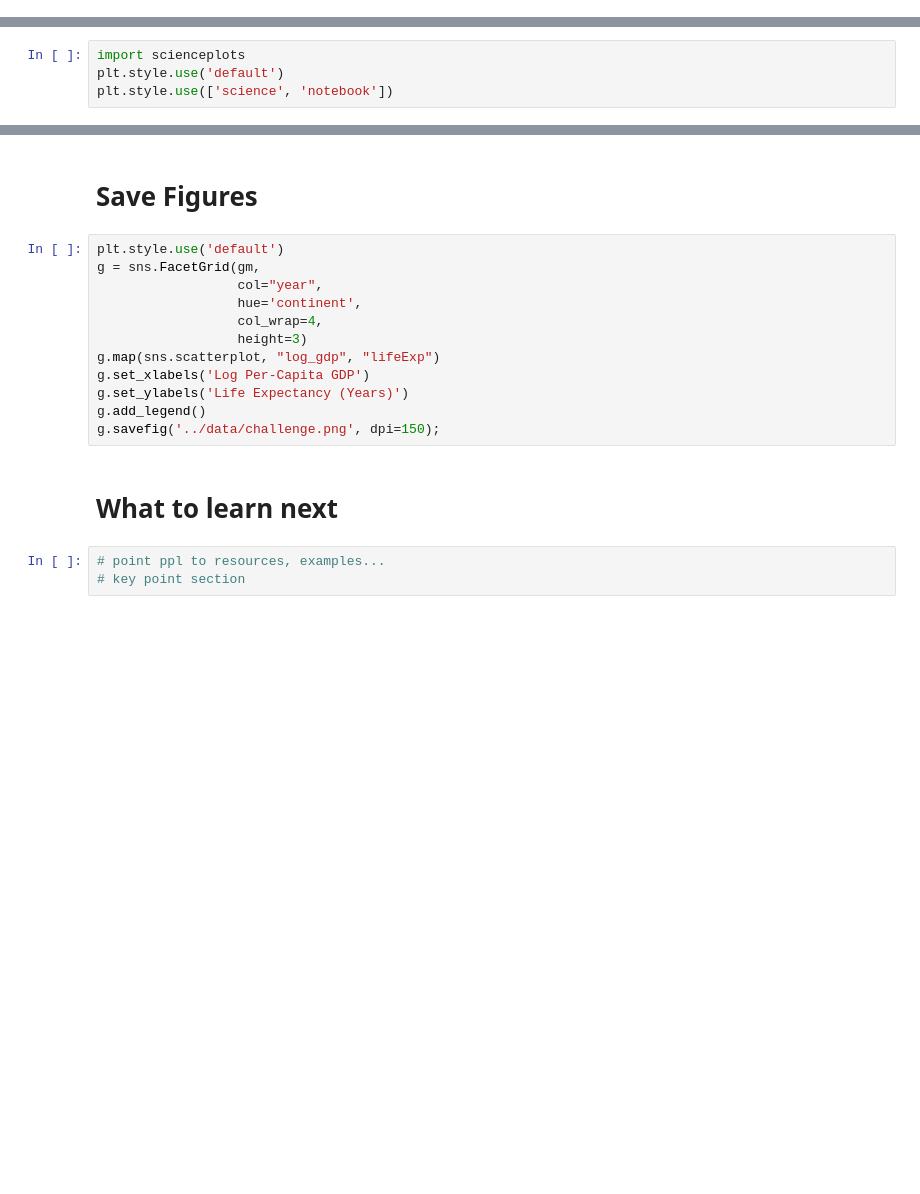
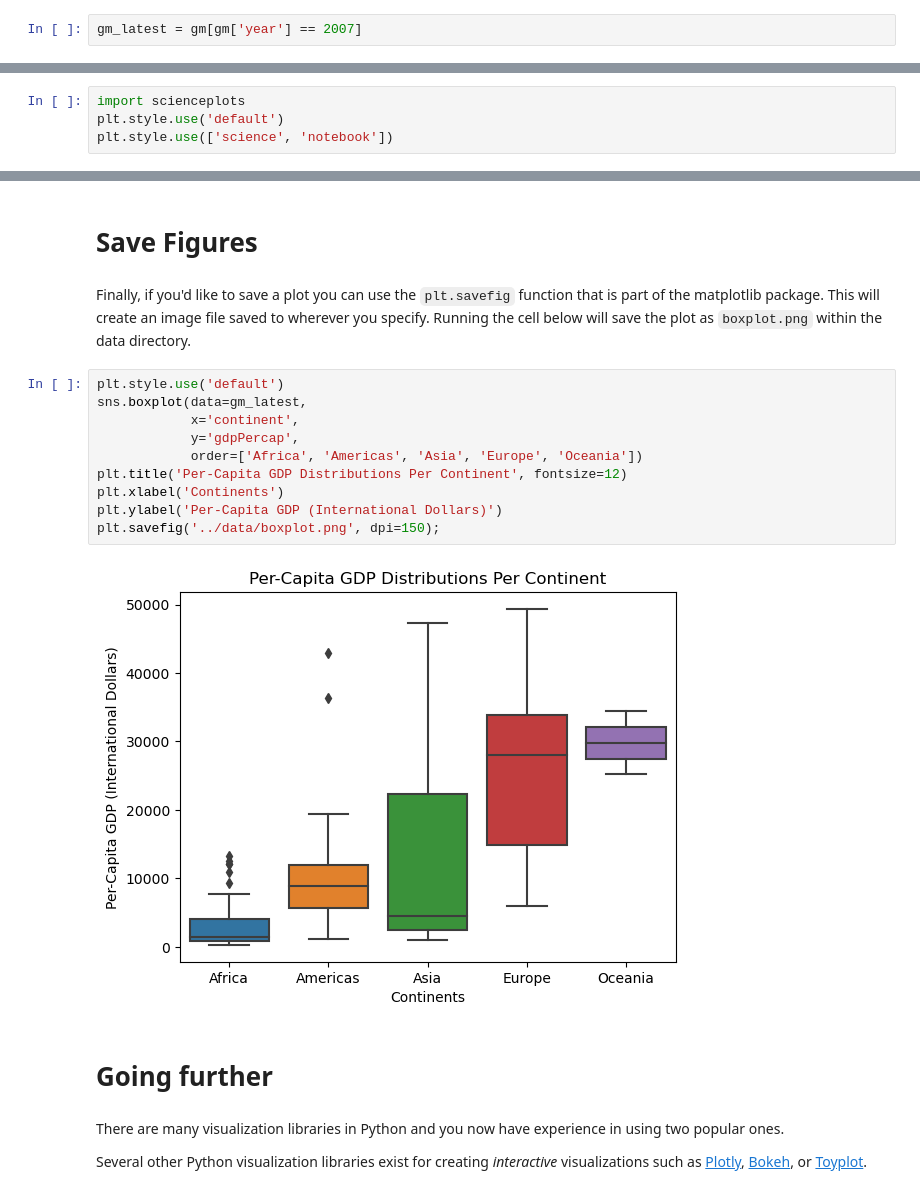
Before and after one commit to annitodd/Python-Data-Visualization, a Jupyter notebook: lessons/02_python_data_visualization.ipynb, the cells around one changed output, grey strips where cells are left out. Saved outputs shown, nothing was run; the diff lists cells and outputs as text; blank space fills up the shorter version.

Commit message:
add key points

```diff
--- a/lessons/02_python_data_visualization.ipynb
+++ b/lessons/02_python_data_visualization.ipynb
@@ -330,3 +343,5 @@ SyntaxError: invalid syntax (1640290996.py, line 5)
+# %%
+gm_latest = gm[gm['year'] == 2007]
 # %%
 plt.style.use('ggplot')
 sns.boxplot(data=gm_latest,
@@ -363,19 +401,25 @@ plt.ylabel('Per-Capita GDP (International Dollars)');
 # %% [markdown]
+<a id='section12'></a>
+
 # Save Figures
-# %%
-plt.style.use('default')
-g = sns.FacetGrid(gm,
-                  col="year",
-                  hue='continent',
-                  col_wrap=4,
-                  height=3)
-g.map(sns.scatterplot, "log_gdp", "lifeExp")
-g.set_xlabels('Log Per-Capita GDP')
-g.set_ylabels('Life Expectancy (Years)')
-g.add_legend()
-g.savefig('../data/challenge.png', dpi=150);
-# %% [markdown]
-# What to learn next
-# %%
-# point ppl to resources, examples...
-# key point section
+# %% [markdown]
+Finally, if you'd like to save a plot you can use the `plt.savefig` function that is part of the matplotlib package. This will create an image file saved to wherever you specify. Running the cell below will save the plot as `boxplot.png` within the data directory.
+# %%
+plt.style.use('default')
+sns.boxplot(data=gm_latest,
+            x='continent',
+            y='gdpPercap',
+            order=['Africa', 'Americas', 'Asia', 'Europe', 'Oceania'])
+plt.title('Per-Capita GDP Distributions Per Continent', fontsize=12)
+plt.xlabel('Continents')
+plt.ylabel('Per-Capita GDP (International Dollars)')
+plt.savefig('../data/boxplot.png', dpi=150);
+# %% [output]
+[figure, added]
+# %% [markdown]
+
+# Going further
+# %% [markdown]
+There are many visualization libraries in Python and you now have experience in using two popular ones.
+
+Several other Python visualization libraries exist for creating *interactive* visualizations such as [Plotly](https://plot.ly/python/), [Bokeh](http://bokeh.pydata.org/en/latest/), or [Toyplot](http://toyplot.readthedocs.org/en/stable/tutorial.html#getting-started).
```
Also changed, not shown: parts of 18 cells of this notebook, 2 other files.
